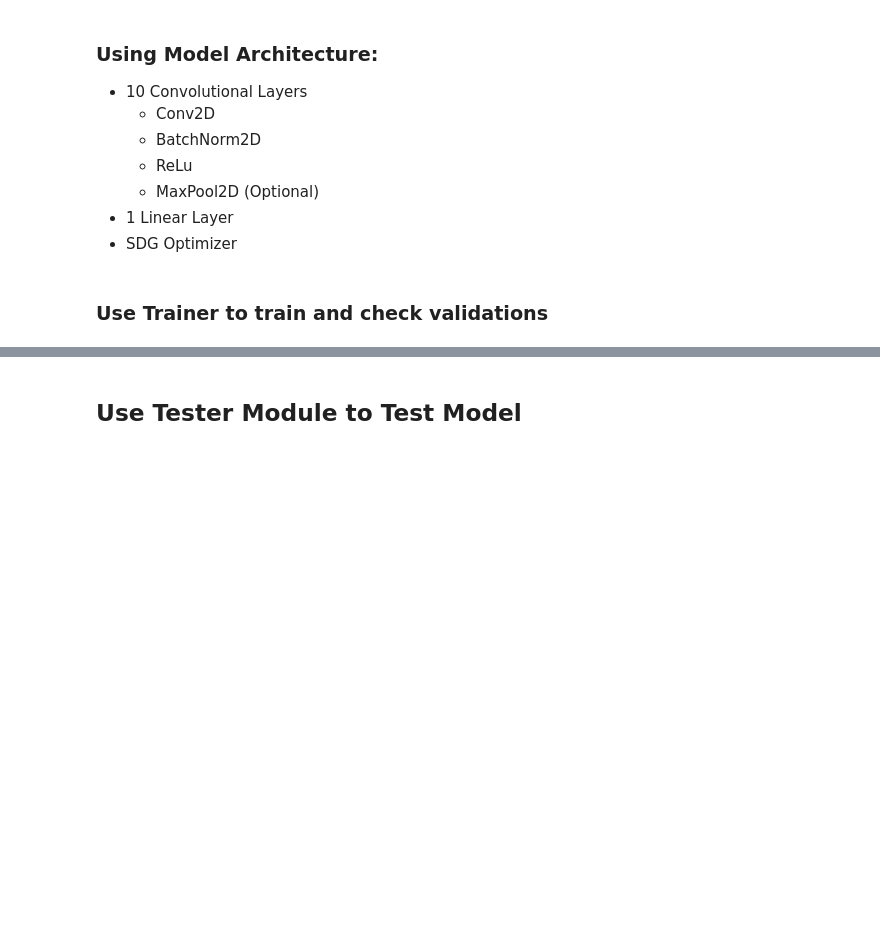
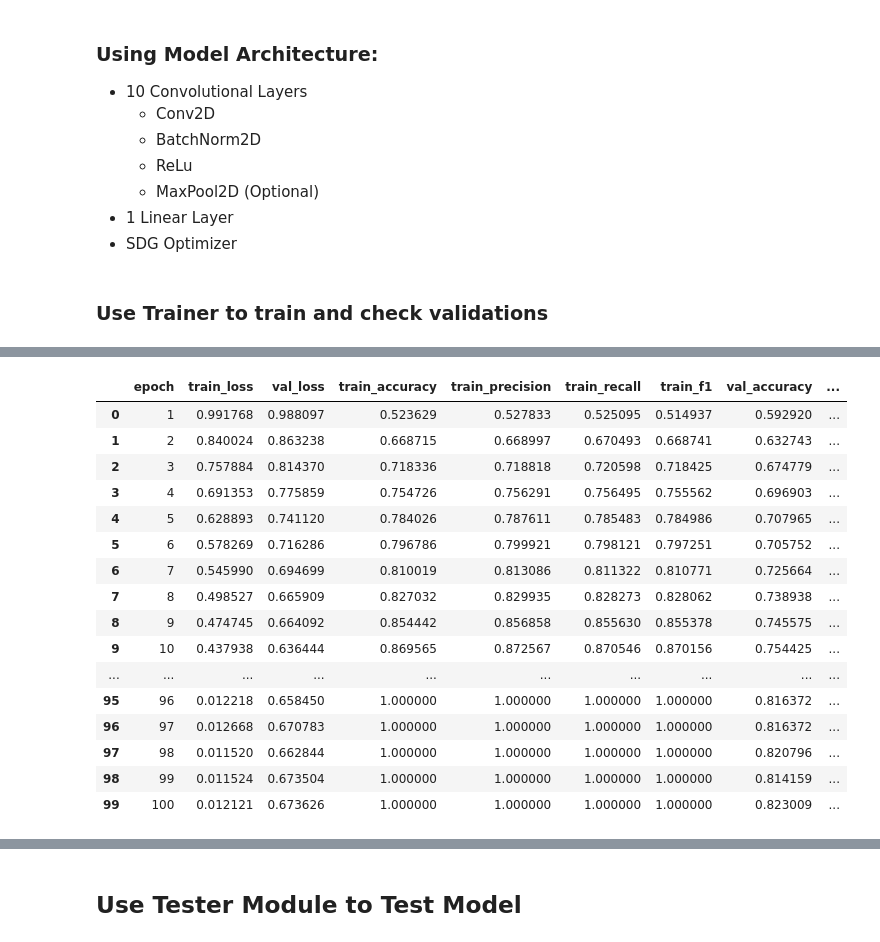
Before and after one commit to tikadatta2005/efficient-surveillance-threat-recognition, a Jupyter notebook: experiments/experiment2.ipynb, the cells around one changed output, grey strips where cells are left out. Saved outputs shown, nothing was run; the diff lists cells and outputs as text; code cells hidden in the pictures; blank space fills up the shorter version.

```diff
--- a/experiments/experiment2.ipynb
+++ b/experiments/experiment2.ipynb
@@ -167,2 +189,22 @@ high_accuracy_df
+# %%
+df
+# %% [output]
+|  | epoch | train_loss | val_loss | train_accuracy | train_precision | train_recall | train_f1 | val_accuracy | ... |
+| 0 | 1 | 0.991768 | 0.988097 | 0.523629 | 0.527833 | 0.525095 | 0.514937 | 0.592920 | ... |
+| 1 | 2 | 0.840024 | 0.863238 | 0.668715 | 0.668997 | 0.670493 | 0.668741 | 0.632743 | ... |
+| 2 | 3 | 0.757884 | 0.814370 | 0.718336 | 0.718818 | 0.720598 | 0.718425 | 0.674779 | ... |
+| 3 | 4 | 0.691353 | 0.775859 | 0.754726 | 0.756291 | 0.756495 | 0.755562 | 0.696903 | ... |
+| 4 | 5 | 0.628893 | 0.741120 | 0.784026 | 0.787611 | 0.785483 | 0.784986 | 0.707965 | ... |
+| 5 | 6 | 0.578269 | 0.716286 | 0.796786 | 0.799921 | 0.798121 | 0.797251 | 0.705752 | ... |
+| 6 | 7 | 0.545990 | 0.694699 | 0.810019 | 0.813086 | 0.811322 | 0.810771 | 0.725664 | ... |
+| 7 | 8 | 0.498527 | 0.665909 | 0.827032 | 0.829935 | 0.828273 | 0.828062 | 0.738938 | ... |
+| 8 | 9 | 0.474745 | 0.664092 | 0.854442 | 0.856858 | 0.855630 | 0.855378 | 0.745575 | ... |
+| 9 | 10 | 0.437938 | 0.636444 | 0.869565 | 0.872567 | 0.870546 | 0.870156 | 0.754425 | ... |
+| ... | ... | ... | ... | ... | ... | ... | ... | ... | ... |
+| 95 | 96 | 0.012218 | 0.658450 | 1.000000 | 1.000000 | 1.000000 | 1.000000 | 0.816372 | ... |
+| 96 | 97 | 0.012668 | 0.670783 | 1.000000 | 1.000000 | 1.000000 | 1.000000 | 0.816372 | ... |
+| 97 | 98 | 0.011520 | 0.662844 | 1.000000 | 1.000000 | 1.000000 | 1.000000 | 0.820796 | ... |
+| 98 | 99 | 0.011524 | 0.673504 | 1.000000 | 1.000000 | 1.000000 | 1.000000 | 0.814159 | ... |
+| 99 | 100 | 0.012121 | 0.673626 | 1.000000 | 1.000000 | 1.000000 | 1.000000 | 0.823009 | ... |
 # %% [markdown]
 ### Training/Validation Trend (100 epochs)
```
Also changed, not shown: parts of 11 cells of this notebook, 5 other files.
